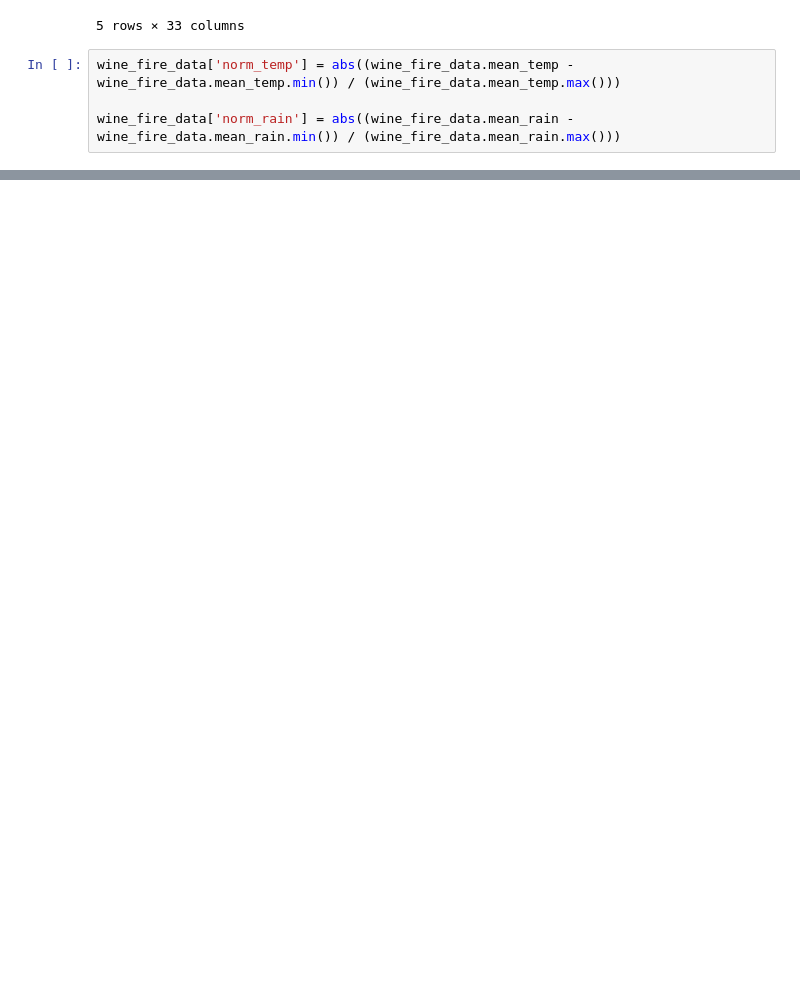
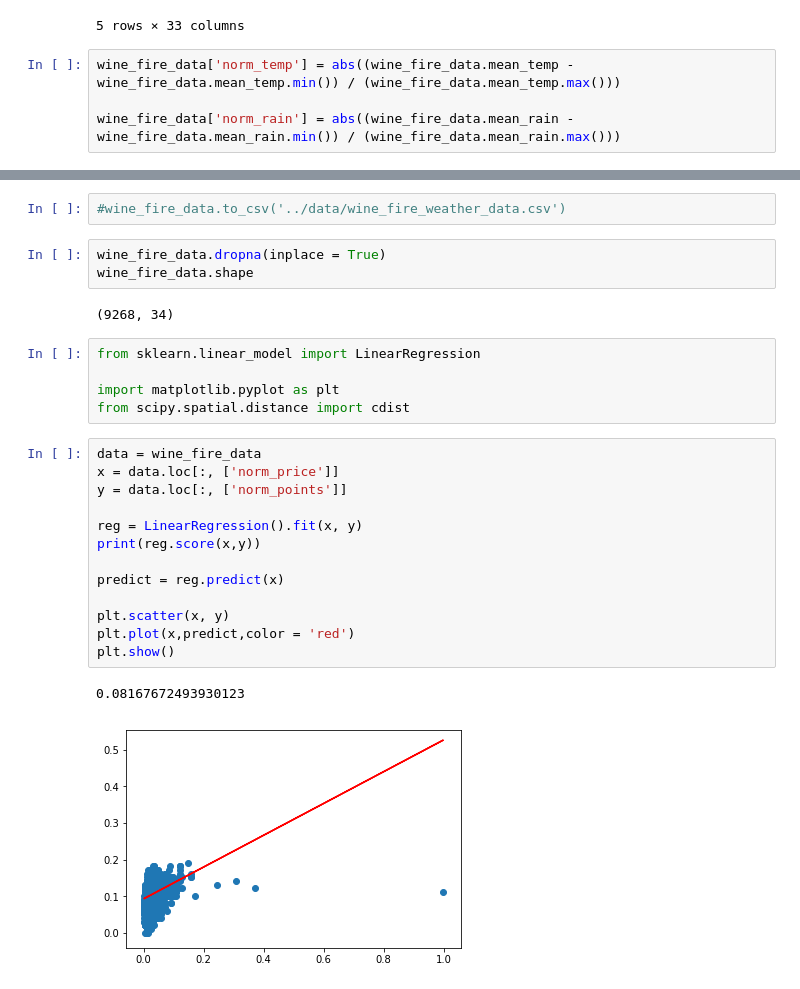
Before and after one commit to jems2019/CMPE257, a Jupyter notebook: Data Cleaning/temperature and rain data merging.ipynb, the cells around one changed output, grey strips where cells are left out. Cells and saved outputs as stored; diff of their text form; blank space fills up the shorter version.

```diff
--- a/Data Cleaning/temperature and rain data merging.ipynb
+++ b/Data Cleaning/temperature and rain data merging.ipynb
@@ -74,0 +82,28 @@ wine_fire_data.to_csv('../data/wine_fire_weather_data.csv')
+# %%
+#wine_fire_data.to_csv('../data/wine_fire_weather_data.csv')
+# %%
+wine_fire_data.dropna(inplace = True)
+wine_fire_data.shape
+# %% [output]
+(9268, 34)
+# %%
+from sklearn.linear_model import LinearRegression
+
+import matplotlib.pyplot as plt
+from scipy.spatial.distance import cdist
+# %%
+data = wine_fire_data
+x = data.loc[:, ['norm_price']]
+y = data.loc[:, ['norm_points']]
+
+reg = LinearRegression().fit(x, y)
+print(reg.score(x,y))
+
+predict = reg.predict(x)
+
+plt.scatter(x, y)
+plt.plot(x,predict,color = 'red')
+plt.show()
+# %% [output]
+0.08167672493930123
+[figure, added]
```
Also changed, not shown: parts of 1 cell of this notebook, 6 other files.
